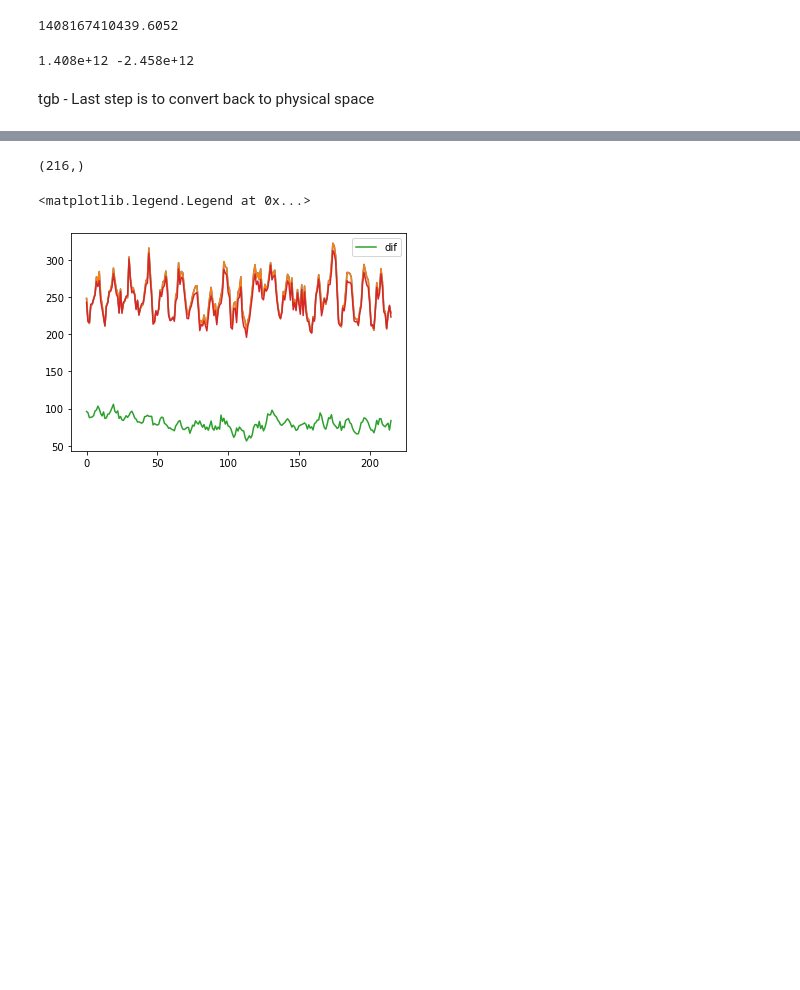
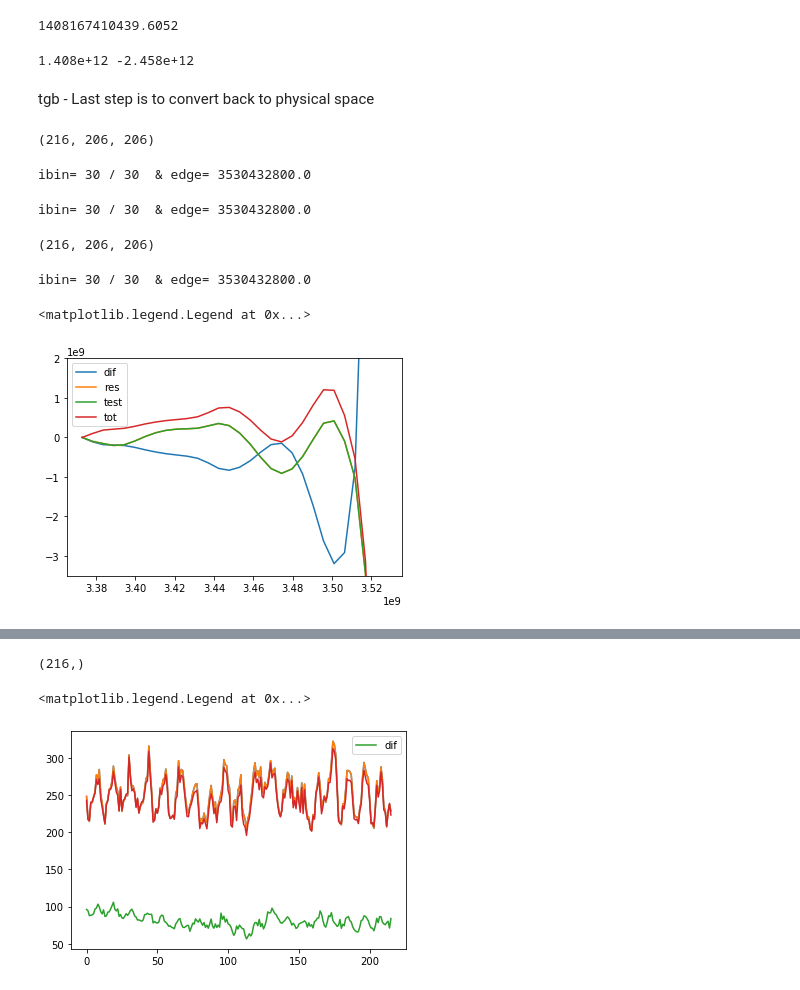
Before and after one commit to tbeucler/2019_WMI, a Jupyter notebook: dev/tbeucler/004_Landau_Surface_Tension.ipynb, the cells around one changed output, grey strips where cells are left out. Saved outputs shown, nothing was run; the diff lists cells and outputs as text; code cells hidden in the pictures; blank space fills up the shorter version.

Commit message:
Added potential and diffusion utilities

```diff
--- a/dev/tbeucler/004_Landau_Surface_Tension.ipynb
+++ b/dev/tbeucler/004_Landau_Surface_Tension.ipynb
@@ -675,0 +720,31 @@ for i in range(Nx):
+# %%
+DIF_MSE.shape
+# %% [output]
+(216, 206, 206)
+# %%
+binm,Vm,difm,difstd = potential(RCE300.FMSE[iT,:,:],DIF_MSE)
+# %% [output]
+ibin= 30 / 30  & edge= 3530432800.0
+# %%
+binm,Vresm,resm,resstd = potential(RCE300.FMSE[iT,:,:],ADV_MSE[iT,:,:]-DIF_MSE)
+# %% [output]
+ibin= 30 / 30  & edge= 3530432800.0
+# %%
+ADV_TEST.shape
+# %% [output]
+(216, 206, 206)
+# %%
+binm,Vtestm,testm,teststd = potential(RCE300.FMSE[iT,:,:],ADV_TEST[:,:,:])
+# %% [output]
+ibin= 30 / 30  & edge= 3530432800.0
+# %%
+plt.figure
+plt.plot(binm,Vm,label='dif')
+plt.plot(binm,Vresm,label='res')
+plt.plot(binm,Vtestm,label='test')
+plt.plot(binm,Vdiab+Vresm,label='tot')
+plt.ylim((-3.5e9,2e9))
+plt.legend()
+# %% [output]
+<matplotlib.legend.Legend at 0x...>
+[figure, added]
```
Also changed, not shown: parts of 4 cells of this notebook, 1 other file.
